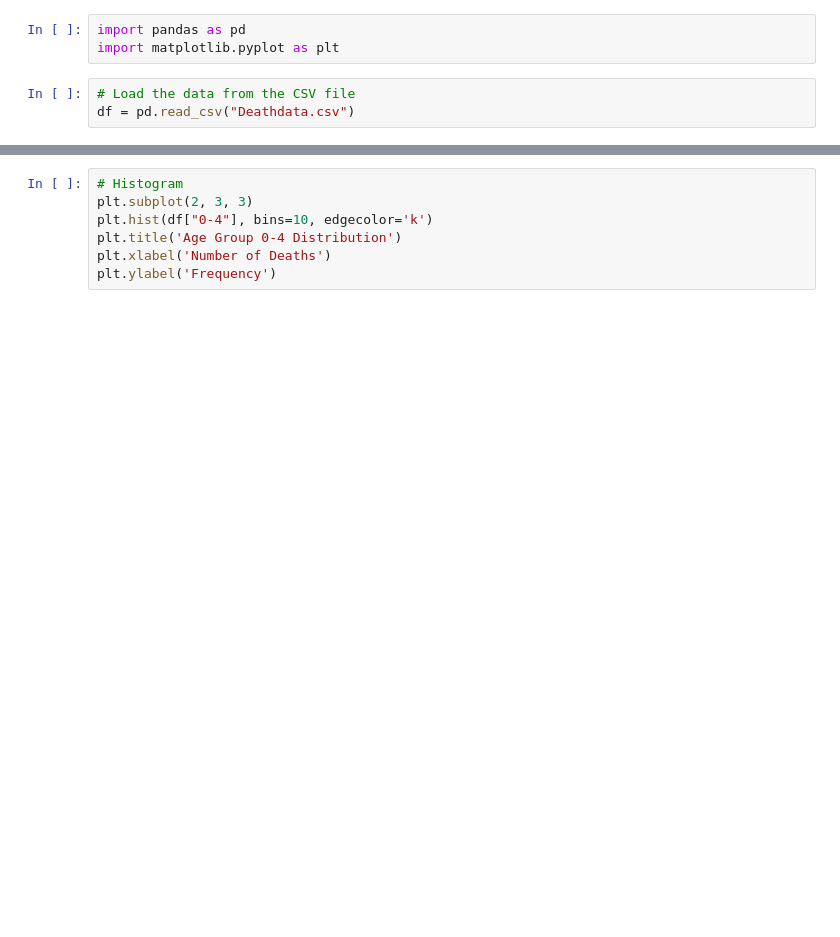
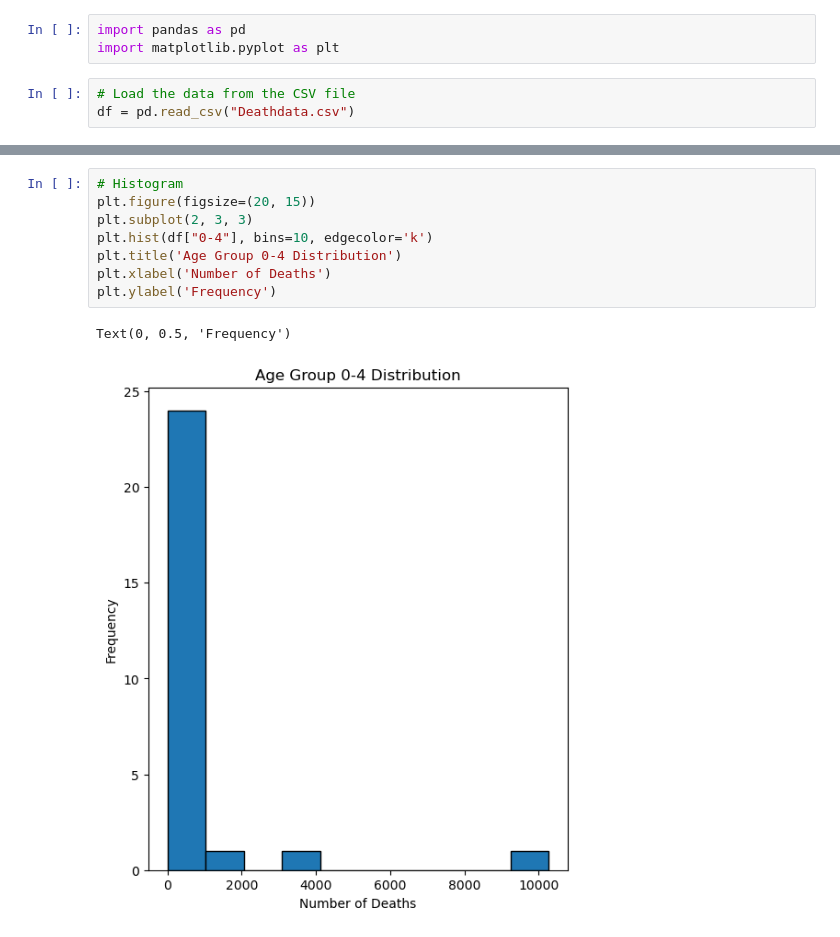
Before and after one commit to rahulraj14994/Deathdata, a Jupyter notebook: Deathdata.ipynb, the cells around one changed output, grey strips where cells are left out. Saved outputs shown, nothing was run; the diff lists cells and outputs as text; blank space fills up the shorter version.

```diff
--- a/Deathdata.ipynb
+++ b/Deathdata.ipynb
@@ -36,9 +33,13 @@ plt.legend()
 # %%
 # Histogram
+plt.figure(figsize=(20, 15))
 plt.subplot(2, 3, 3)
 plt.hist(df["0-4"], bins=10, edgecolor='k')
 plt.title('Age Group 0-4 Distribution')
 plt.xlabel('Number of Deaths')
 plt.ylabel('Frequency')
+# %% [output]
+Text(0, 0.5, 'Frequency')
+[figure, added]
 # %%
 # Box and Whisker Plot
```
Also changed, not shown: parts of 6 cells of this notebook.
